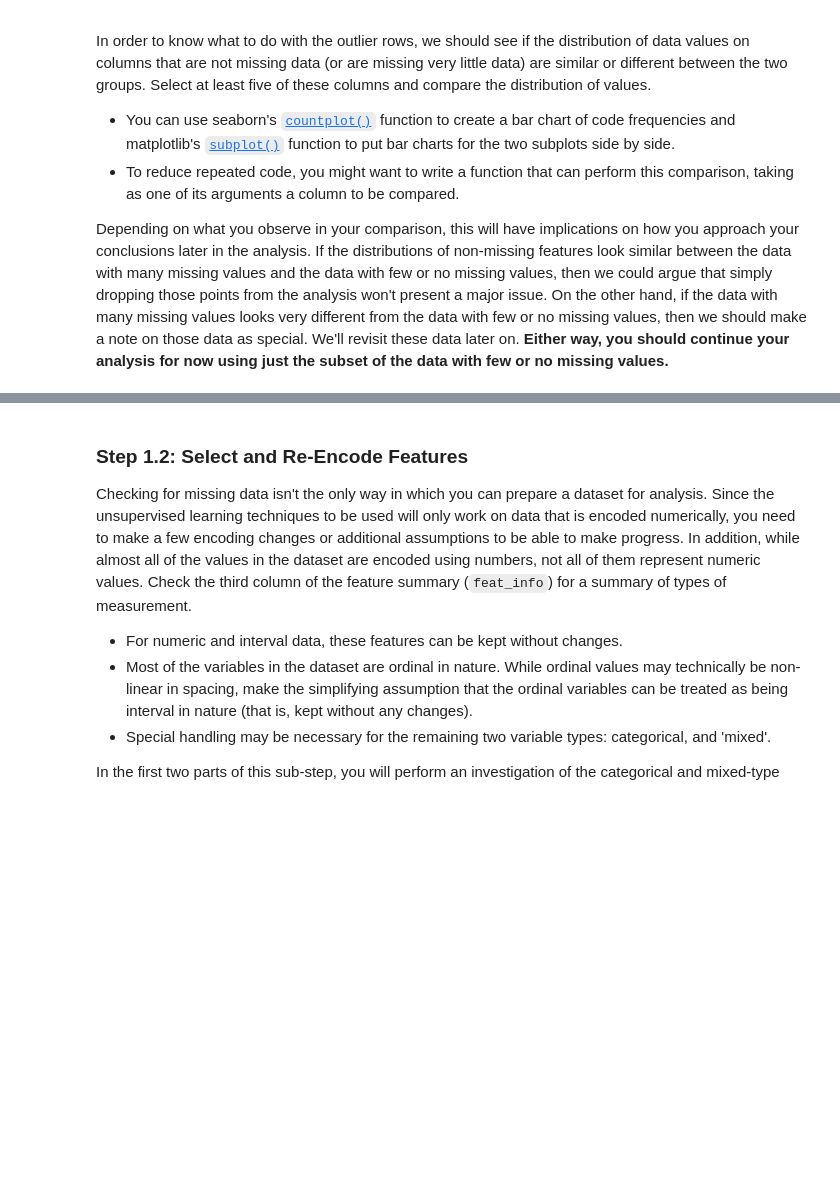
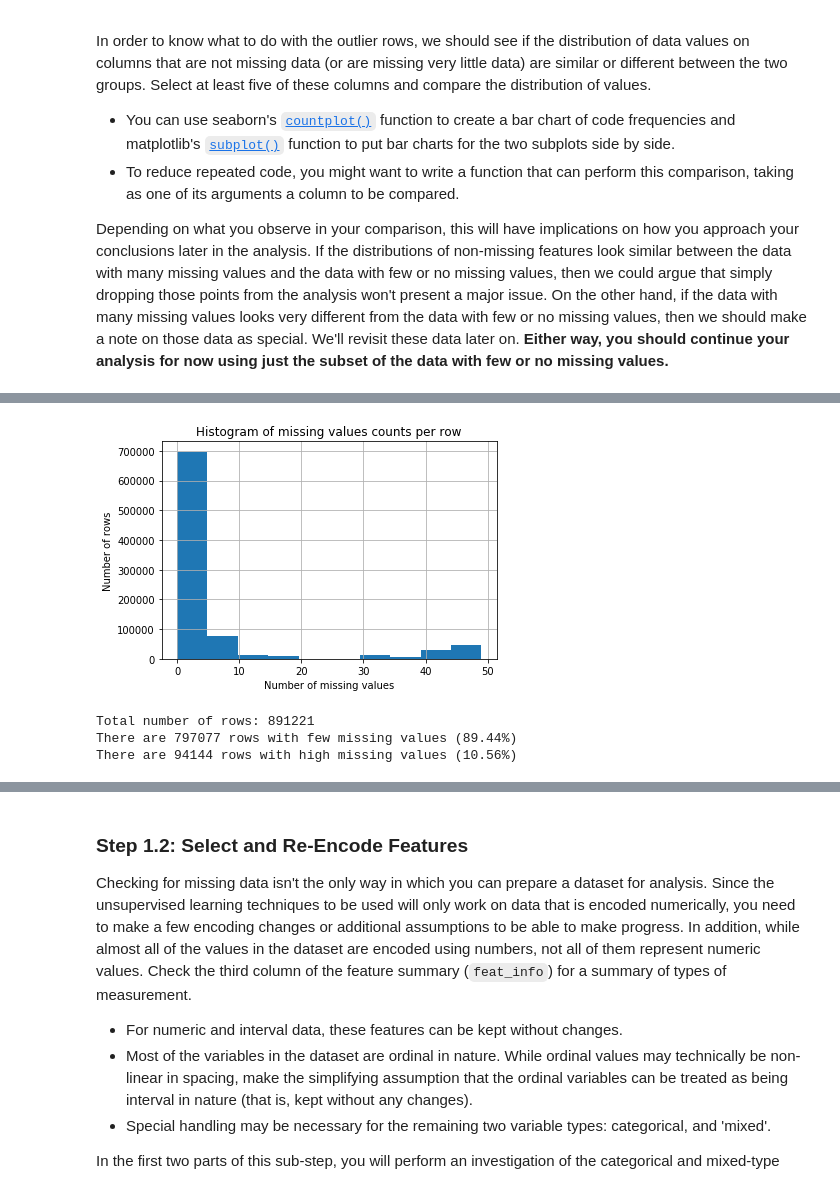
Before and after one commit to luis-valverde/Identify-Customer-Segments-with-Arvato, a Jupyter notebook: Identify_Customer_Segments.ipynb, the cells around one changed output, grey strips where cells are left out. Cells and saved outputs as stored; diff of their text form; code cells hidden in the pictures; blank space fills up the shorter version.

Commit message:
feat: Preprocess project data in rows
Realize the following tasks:
 - Assess missing data in each row.
 - Determine rows outliers.
 - Select just the subset of the data with few or no missing values.

```diff
--- a/Identify_Customer_Segments.ipynb
+++ b/Identify_Customer_Segments.ipynb
@@ -224,3 +224,10 @@ In order to know what to do with the outlier rows, we should see if the distribu
 - To reduce repeated code, you might want to write a function that can perform this comparison, taking as one of its arguments a column to be compared.
 
 Depending on what you observe in your comparison, this will have implications on how you approach your conclusions later in the analysis. If the distributions of non-missing features look similar between the data with many missing values and the data with few or no missing values, then we could argue that simply dropping those points from the analysis won't present a major issue. On the other hand, if the data with many missing values looks very different from the data with few or no missing values, then we should make a note on those data as special. We'll revisit these data later on. **Either way, you should continue your analysis for now using just the subset of the data with few or no missing values.**
+# %%
+# How much data is missing in each row of the dataset?
+
+# Count how much missing data is present in each row
+missing_data_rows = azdias.isnull().sum(axis=1).sort_values(ascending=False)
+
+missing_data_rows
@@ -226,0 +247,11 @@ Depending on what you observe in your comparison, this will have implications on
+# %%
+# Show histogram to visualize the distribution of missing value counts
+missing_data_rows.hist()
+
+plt.xlabel('Number of missing values')
+plt.ylabel('Number of rows')
+plt.title('Histogram of missing values counts per row')
+plt.grid(True)
+plt.show()
+# %% [output]
+[figure, added]
@@ -226,0 +283,21 @@ Depending on what you observe in your comparison, this will have implications on
+# %%
+# Do some analysis based on the number of rows with few or high missing values
+
+# Total number of rows
+total_number_rows = len(azdias)
+
+# Calculate total number of rows with few and high missing values
+number_few_missing_values = len(below_threshold)
+number_high_missing_values = len(above_threshold)
+
+# Calculate percentages of rows with few and high missing values
+few_missing_values_percentage = (number_few_missing_values*100)/total_number_rows
+high_missing_values_percentage = (number_high_missing_values*100)/total_number_rows
+
+print("Total number of rows: {}".format(total_number_rows))
+print("There are {} rows with few missing values ({:.2f}%)".format(number_few_missing_values, few_missing_values_percentage))
+print("There are {} rows with high missing values ({:.2f}%)".format(number_high_missing_values, high_missing_values_percentage))
+# %% [output]
+Total number of rows: 891221
+There are 797077 rows with few missing values (89.44%)
+There are 94144 rows with high missing values (10.56%)
```
Also changed, not shown: parts of 8 cells of this notebook.
